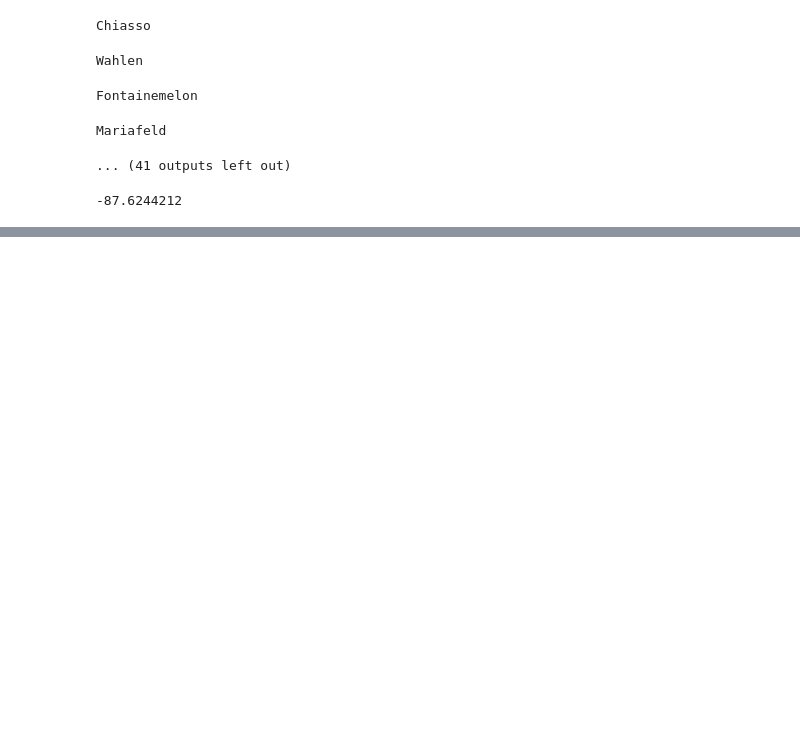
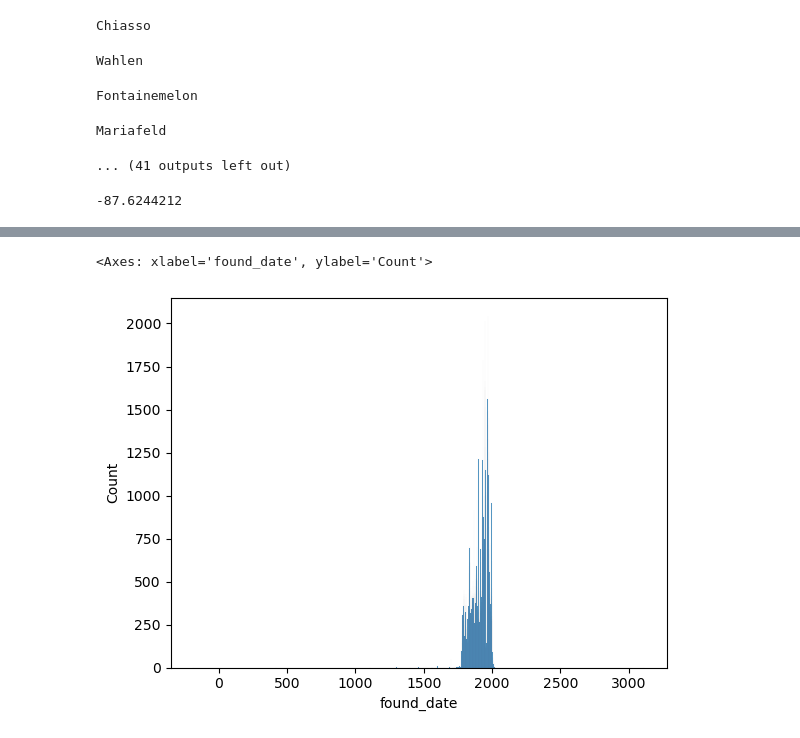
Before and after one commit to YasAsgari/IVDA, a Jupyter notebook: Exploratory Analysis/Exploratory_analysis.ipynb, the cells around one changed output, grey strips where cells are left out. Cells and saved outputs as stored; diff of their text form; code cells hidden in the pictures; blank space fills up the shorter version.

```diff
--- a/Exploratory Analysis/Exploratory_analysis.ipynb
+++ b/Exploratory Analysis/Exploratory_analysis.ipynb
@@ -310,0 +325,6 @@ fig.add_trace(go.Scattermapbox(
+# %%
+import seaborn as sns
+sns.histplot(data =df, x='found_date', discrete=True)
+# %% [output]
+<Axes: xlabel='found_date', ylabel='Count'>
+[figure, added]
```
Also changed, not shown: parts of 10 cells of this notebook.
